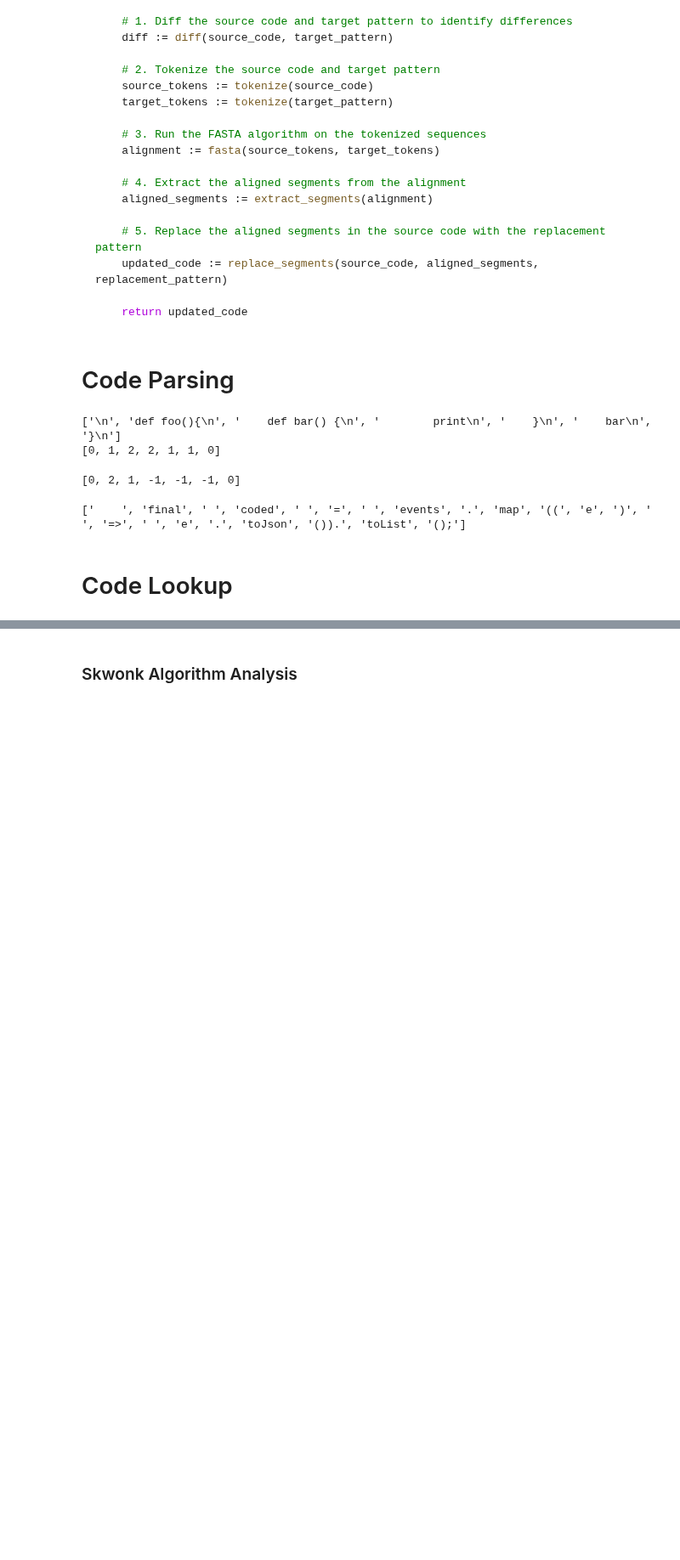
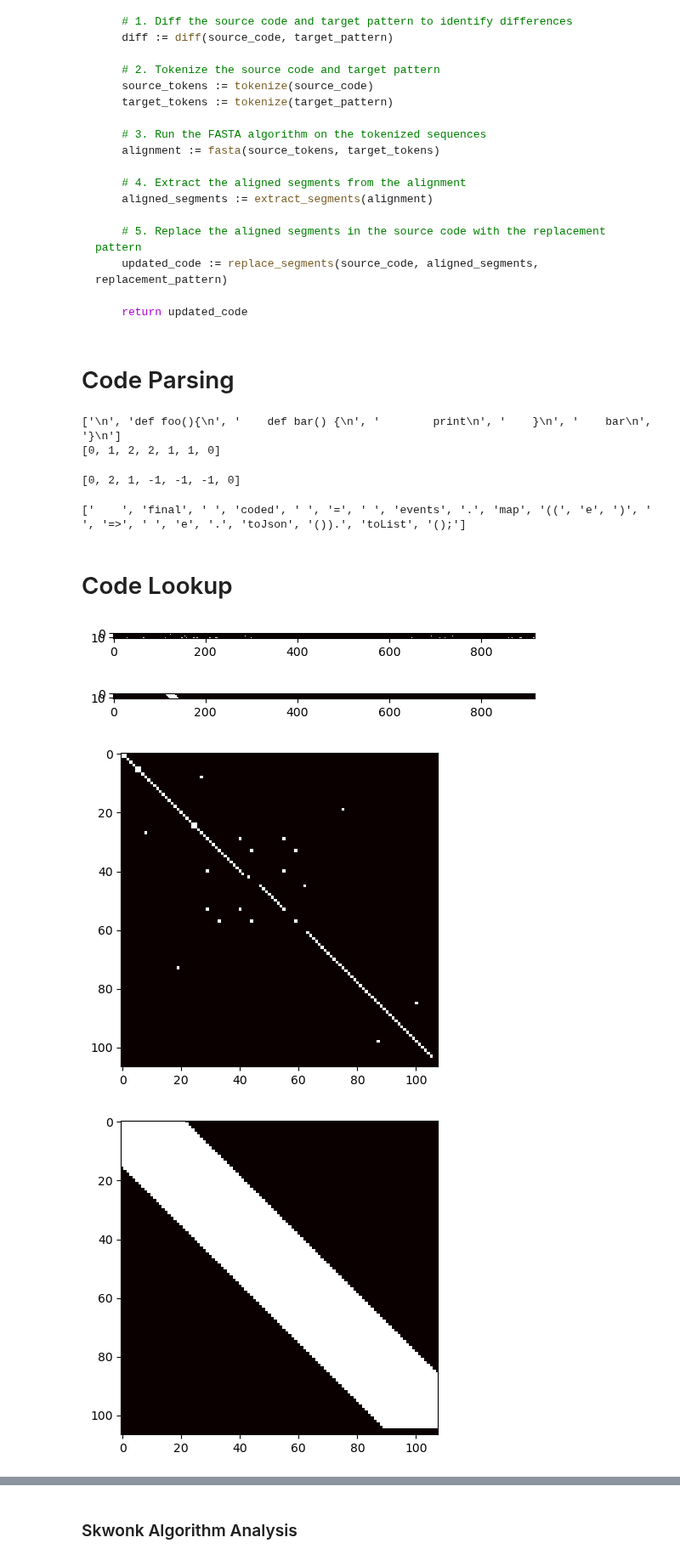
Before and after one commit to fraimwork/fraimwork, a Jupyter notebook: backend/app/Demo_Algorithms.ipynb, the cells around one changed output, grey strips where cells are left out. Shown at 85% size. Saved outputs shown, nothing was run; the diff lists cells and outputs as text; code cells hidden in the pictures; blank space fills up the shorter version.

```diff
--- a/backend/app/Demo_Algorithms.ipynb
+++ b/backend/app/Demo_Algorithms.ipynb
@@ -1140,13 +1140,14 @@ def smith_waterman_diagonal(
             j -= 1
     return align2, max_score, covered
 
-def fasta_algorithm(database, query, k=4, n=3, band_width=5, match_score=3, mismatch_penalty=3, gap_penalty=1, match_processing=None, dp_processing=None, db_token_depth_roc=None, query_token_depth_roc=None):
+def fasta_algorithm(database, query, k=4, n=3, band_width=5, match_score=3, mismatch_penalty=3, gap_penalty=1, match_processing=None, dp_processing=None, db_token_depth_roc=None, query_token_depth_roc=None, debug=False):
     matches = ktuple_matching(query, database, k, match_processing)
-    # matrix = np.zeros((len(query), len(database)))
-    # for q, d in matches:
-    #     matrix[q, d] = 1
-    # plt.imshow(matrix, cmap='hot', interpolation='nearest')
-    # plt.show()
+    if debug:
+        matrix = np.zeros((len(query), len(database)))
+        for q, d in matches:
+            matrix[q, d] = 1
+        plt.imshow(matrix, cmap='hot', interpolation='nearest')
+        plt.show()
     top_diagonal = find_top_diagonal(matches, query, database, k)
     if top_diagonal is None: return None, float('-inf')
     best_alignment, best_score, covered = smith_waterman_diagonal(
@@ -1161,11 +1162,12 @@ def fasta_algorithm(database, query, k=4, n=3, band_width=5, match_score=3, mism
         db_token_depth_roc=db_token_depth_roc,
         query_token_depth_roc=query_token_depth_roc
     )
-    # matrix = np.zeros((len(query), len(database)))
-    # for q, d in covered:
-    #     matrix[q, d] = 1
-    # plt.imshow(matrix, cmap='hot', interpolation='nearest')
-    # plt.show()
+    if debug:
+        matrix = np.zeros((len(query), len(database)))
+        for q, d in covered:
+            matrix[q, d] = 1
+        plt.imshow(matrix, cmap='hot', interpolation='nearest')
+        plt.show()
     if best_alignment is None:
         return None, float('-inf')
     return best_alignment, best_score
@@ -1175,15 +1177,15 @@ query = """   @override
     super.initState();
     if (widget.match != null) {
       final user = firebaseAuth.currentUser;
-      final ttuser = widget.event.getTTUserFromUser(user);
-      final ref = widget.event
+      final ttuser=widget.event.getTTUserFromUser(user);
+      final dref = widge.event
           .getRef()
           ?.child('matches/${widget.match?.id}/activeUsers/${user?.uid}');
       ref?.set(ttuser.toJson(_selectedTeam?.number));
       ref?.onDisconnect().remove();
     }"""
 # %%
-def fuzzy_find(query, database):
+def fuzzy_find(query, database, debug=False):
     # 1. First pass with linewise tokenization
     linewise_tokenized_database = linewise_tokenize(database)
     linewise_tokenized_query = linewise_tokenize(query)
@@ -1195,39 +1197,45 @@ def fuzzy_find(query, database):
         n=1,
         band_width=10,
         match_score=3,
-        mismatch_penalty=3,
+        mismatch_penalty=0.7,
         gap_penalty=0.1,
         match_processing=lambda x: x.strip().replace(' ', ''),
         dp_processing=lambda x: wordwise_tokenize(x.strip().replace(' ', '')),
+        debug=debug
     )
 
     # 2. Second pass with wordwise tokenization
     worwise_tokenized_database = wordwise_tokenize(''.join(result)) if result is not None else wordwise_tokenize(database)
     wordwise_tokenized_query = wordwise_tokenize(query)
 
     result, score = fasta_algorithm(
         worwise_tokenized_database,
         wordwise_tokenized_query,
         k=max(1, min(3, len(wordwise_tokenized_query) - 1, len(worwise_tokenized_database) - 1)),
         n=1,
         band_width=18,
         match_score=5,
-        mismatch_penalty=3,
+        mismatch_penalty=0.6,
         gap_penalty=0.3,
         match_processing=lambda x: x.strip(),
         dp_processing=lambda x: x.strip(),
+        debug=debug
     )
 
     if result is None:
         return None, float('-inf')
     return ''.join(result), score
 
 # Example usage:
-result, _ = fuzzy_find(query, database)
+result, _ = fuzzy_find(query, database, debug=True)
 print("Closest substring in database to query:\n", result)
 print(score(result, query))
 print(database.find(result))
 # %% [output]
+[figure, added]
+[figure, added]
+[figure, added]
+[figure, added]
 Closest substring in database to query:
    @override
   void initState() {
```
Also changed, not shown: parts of 10 cells of this notebook, 4 other files.
